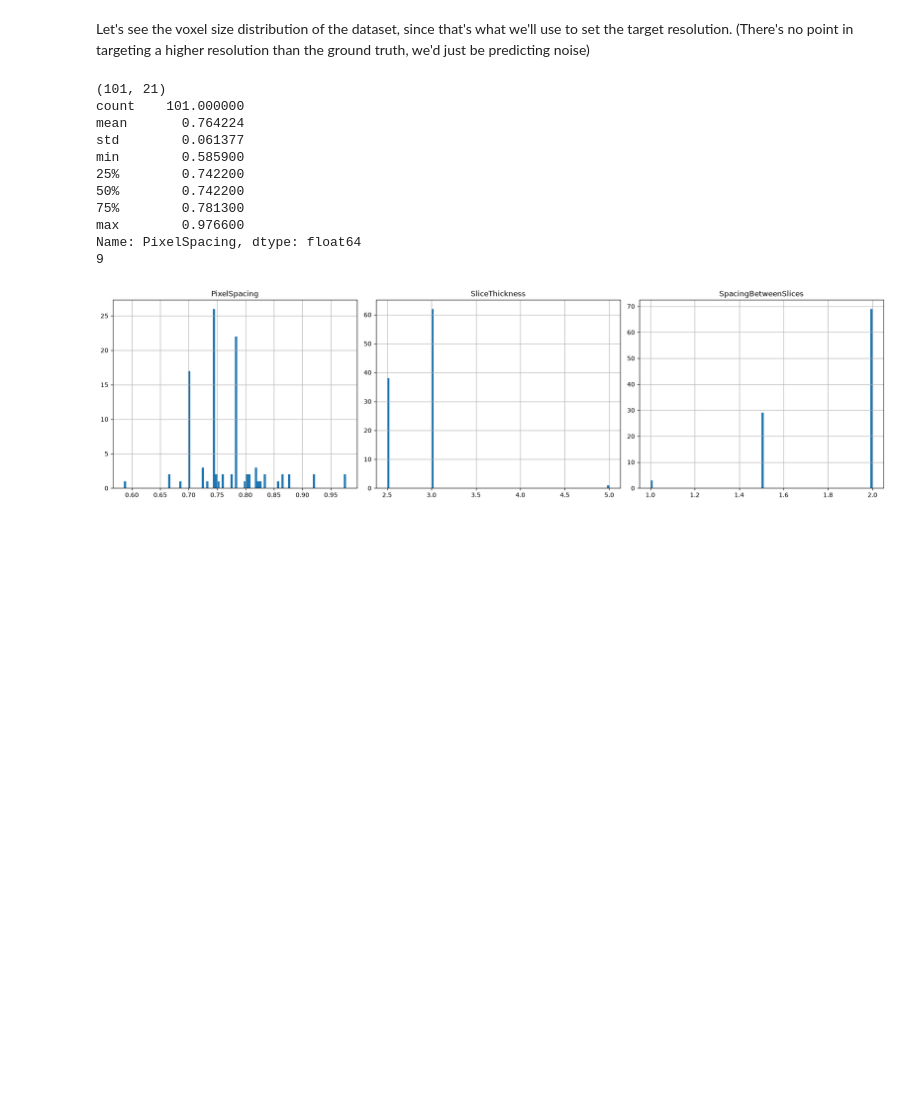
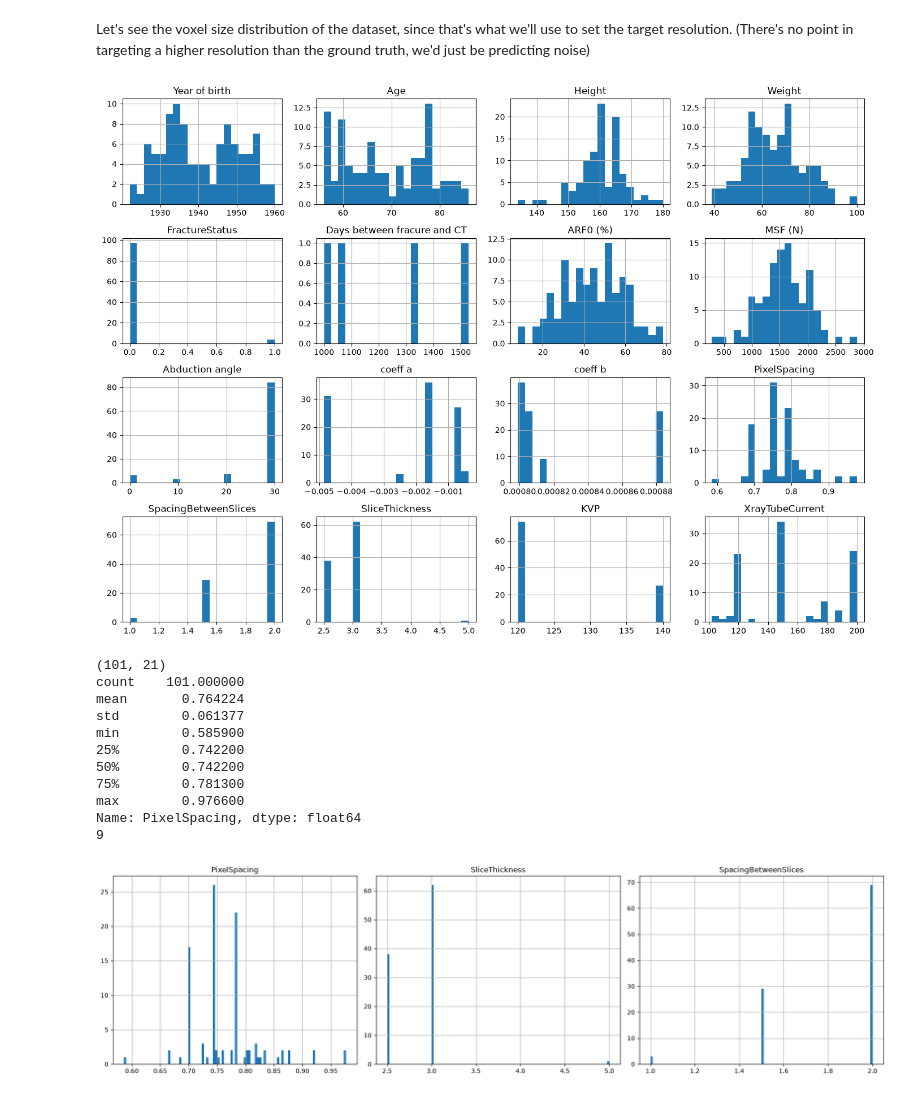
Before and after one commit to L0c1l0kk/CT-SuperResolution, a Jupyter notebook: exploration.ipynb, the cells around one changed output. Saved outputs shown, nothing was run; the diff lists cells and outputs as text; code cells hidden in the pictures; blank space fills up the shorter version.

```diff
--- a/exploration.ipynb
+++ b/exploration.ipynb
@@ -1,5 +1,4 @@
 # %%
-HFValid="/home/loci/data/HFValid_Collection_v3"
-metadata=HFValid+"/HFValid_Metadata.csv"
+from config import HFValid, metadata, pred_path
 # %% [markdown]
 Let's see the voxel size distribution of the dataset, since that's what we'll use to set the target resolution. (There's no point in targeting a higher resolution than the ground truth, we'd just be predicting noise)
@@ -6,9 +11,10 @@ Let's see the voxel size distribution of the dataset, since that's what we'll us
 # %%
-import pandas
-import numpy as np
-import SimpleITK as sitk
-
-df = pandas.read_csv(metadata, sep=';',index_col=0)
+df = pd.read_csv(metadata, sep=';',index_col=0)
+df.hist(bins=20, figsize=(14, 10))
+plt.tight_layout()
+plt.show()
+# %% [output]
+[figure, added]
 # %%
 print(df.shape)
 print(df["PixelSpacing"].describe())
```
Also changed, not shown: parts of 20 cells of this notebook, 1 other file.
